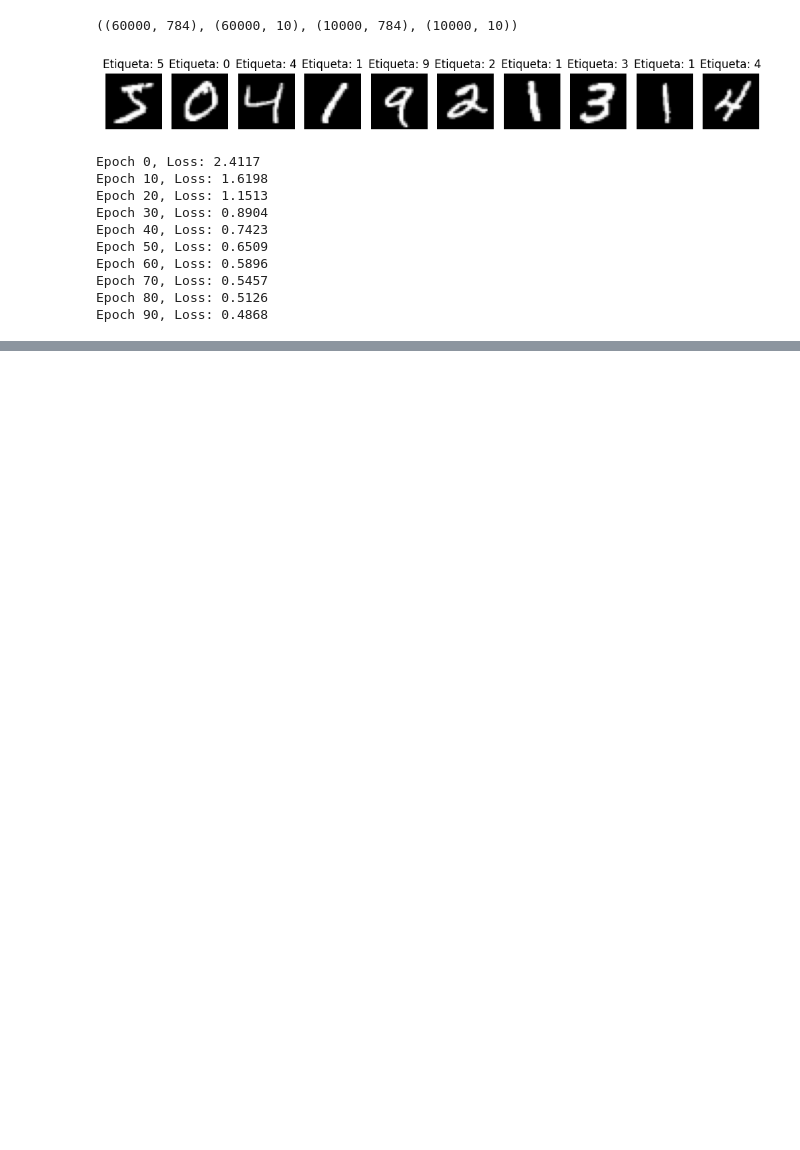
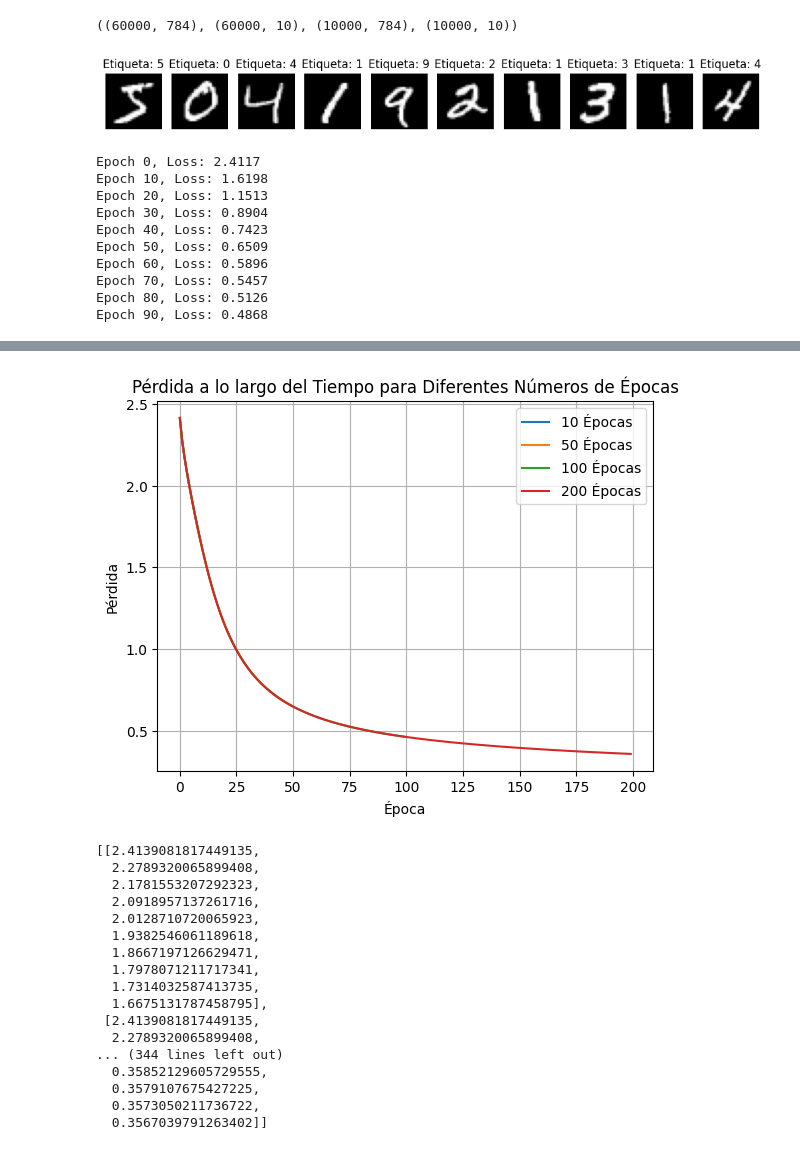
Before and after one commit to ignacio-ave/ADA-Portafolio, a Jupyter notebook: Backpropagation/backpropagation.ipynb, the cells around one changed output, grey strips where cells are left out. Cells and saved outputs as stored; diff of their text form; code cells hidden in the pictures; blank space fills up the shorter version.

```diff
--- a/Backpropagation/backpropagation.ipynb
+++ b/Backpropagation/backpropagation.ipynb
@@ -196,0 +321,41 @@ Epoch 90, Loss: 0.4868
+# %%
+# Definimos diferentes números de épocas para el entrenamiento
+epoch_counts = [10, 50, 100, 200]
+
+# Almacenaremos la historia de pérdida para cada número de épocas
+loss_histories = []
+
+# Usaremos una tasa de aprendizaje fija y un tamaño de subconjunto de entrenamiento fijo para este experimento
+learning_rate = 0.1
+subset_size = 15000
+
+# Tomamos un subconjunto de los datos de entrenamiento
+X_train_subset = X_train[:subset_size]
+y_train_subset = y_train_one_hot[:subset_size]
+
+for epoch_count in epoch_counts:
+    # Re-inicializamos los pesos y biases de la red
+    np.random.seed(42)
+    W1 = np.random.randn(input_size, hidden_size) * np.sqrt(2. / input_size)
+    b1 = np.zeros((1, hidden_size))
+    W2 = np.random.randn(hidden_size, output_size) * np.sqrt(2. / hidden_size)
+    b2 = np.zeros((1, output_size))
+
+    # Entrenamos la red neuronal y almacenamos la historia de pérdida
+    loss_history = train(X_train_subset, y_train_subset, learning_rate, epoch_count)
+    loss_histories.append(loss_history)
+
+# Graficamos los resultados
+for epoch_count, loss_history in zip(epoch_counts, loss_histories):
+    plt.plot(loss_history, label=f'{epoch_count} Épocas')
+
+plt.title('Pérdida a lo largo del Tiempo para Diferentes Números de Épocas')
+plt.xlabel('Época')
+plt.ylabel('Pérdida')
+plt.legend()
+plt.grid(True)
+plt.show()
+
+# Retornamos las historias de pérdida para cada número de épocas
+loss_histories
+# %% [output]
@@ -196,0 +379,18 @@ Epoch 90, Loss: 0.4868
+[figure, added]
+[[2.4139081817449135,
+  2.2789320065899408,
+  2.1781553207292323,
+  2.0918957137261716,
+  2.0128710720065923,
+  1.9382546061189618,
+  1.8667197126629471,
+  1.7978071211717341,
+  1.7314032587413735,
+  1.6675131787458795],
+ [2.4139081817449135,
+  2.2789320065899408,
+... (344 lines left out)
+  0.35852129605729555,
+  0.3579107675427225,
+  0.3573050211736722,
+  0.3567039791263402]]
```
Also changed, not shown: parts of 13 cells of this notebook.
